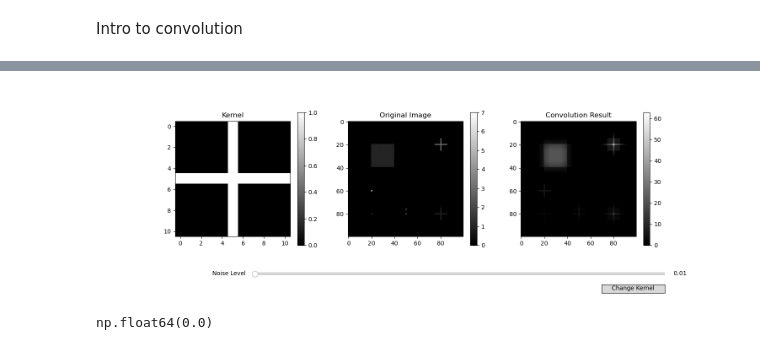
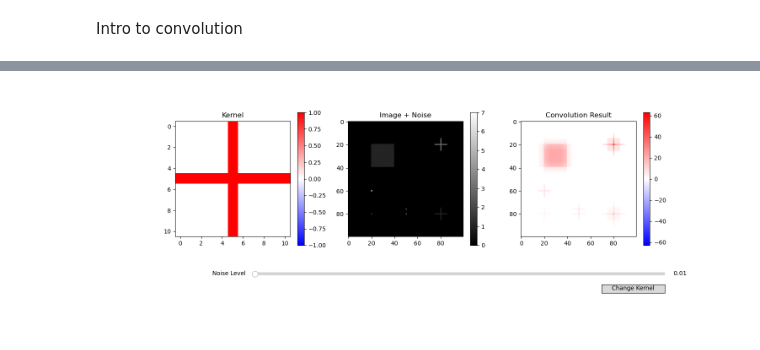
Before and after one commit to JB-Git-15/Neubias_spot_detection, a Jupyter notebook: Spot_detection_RNA_imaging.ipynb, the cells around one changed output, grey strips where cells are left out. Cells and saved outputs as stored; diff of their text form; code cells hidden in the pictures.

Commit message:
feature (convolution study)  V1 of convolution study

```diff
--- a/Spot_detection_RNA_imaging.ipynb
+++ b/Spot_detection_RNA_imaging.ipynb
@@ -154,15 +190,24 @@ fig, axes = plt.subplots(1, 3, figsize=(15, 5))
 plt.subplots_adjust(bottom=0.25)
 
 ax_img1, ax_img2, ax_img3 = axes
-img1 = ax_img1.imshow(actual_kernel,cmap='gray', vmin=actual_kernel.min(), vmax= actual_kernel.max())
+
+a = np.max(np.abs(actual_kernel))
+cm_k = custom_color_map(pow=1, nb_points= 256, max = a)
+img1 = ax_img1.imshow(actual_kernel, cmap=cm_k, vmin=-a, vmax= a)
 fig.colorbar(img1, ax=ax_img1)
+
 img2 = ax_img2.imshow(image, cmap='gray')
 fig.colorbar(img2, ax=ax_img2)
-img3 = ax_img3.imshow(apply_convolution(image, kernel), cmap='gray')
+
+conv_im = apply_convolution(image, actual_kernel)
+b = np.max(np.abs(conv_im))
+cm_l = custom_color_map(pow=1, nb_points= 256, max = 1)
+
+img3 = ax_img3.imshow(conv_im, vmin = -b, vmax = b, cmap=cm_l)
 fig.colorbar(img3, ax=ax_img3)
 
 ax_img1.set_title('Kernel')
-ax_img2.set_title('Original Image')
+ax_img2.set_title('Image + Noise')
 ax_img3.set_title('Convolution Result')
 
 ax_slider = plt.axes([0.25, 0.1, 0.65, 0.03])
@@ -171,38 +216,47 @@ slider = Slider(ax_slider, 'Noise Level', 0.0, 5, valinit=0.01)
 def update(val):
     noise_level = slider.val
     noisy_image = add_gaussian_noise(image, var=noise_level)
     img2.set_data(noisy_image)
-    img3.set_data(apply_convolution(noisy_image, kernel))
-    img3.set_clim([img3.get_array().min(), img3.get_array().max()])
+
+    conv_im = apply_convolution(noisy_image, actual_kernel)
+    b = np.max(np.abs(conv_im))
+    img3.set_data(conv_im)
+    img3.set_clim([-b, b])
     fig.canvas.draw_idle()
 
 slider.on_changed(update)
 
 ax_button = plt.axes([0.8, 0.025, 0.1, 0.04])
 button = Button(ax_button, 'Change Kernel')
 
 def charge(event):
     global ind
     ind = ind + 1
     ind_vec = ind % len(kernel_list)
     actual_kernel = kernel_list[ind_vec]
+
+    a = np.max(np.abs(actual_kernel))
     img1.set_data(actual_kernel)
-    img1.set_clim([img1.get_array().min(), img1.get_array().max()])
+    img1.set_clim([-a, a])
 
     noise_level = slider.val
     noisy_image = add_gaussian_noise(image, var=noise_level)
     img2.set_data(noisy_image)
+
+
     conv_im = apply_convolution(noisy_image, actual_kernel)
+    b = np.max(np.abs(conv_im))
+
     img3.set_data(conv_im)
-    img3.set_clim([conv_im.min(), conv_im.max()])
+    img3.set_clim([-b, b])
 
     fig.canvas.draw_idle()
 
 button.on_clicked(charge)
 
 plt.show()
 # %% [output]
-[figure, old version]
+[figure, new version]
 # %%
 # markdown
 
@@ -216,15 +271,0 @@ plt.show()
-# %%
-kernel7 = np.zeros((13,13))
-lp = 6
-kernel7[6-lp:6+lp+1,5] = -21/48
-kernel7[6-lp:6+lp+1,6] = -21/48
-kernel7[6-lp:6+lp+1,7] = -21/48
-kernel7[5,6-lp:6+lp+1] = -21/48
-kernel7[6,6-lp:6+lp+1] = -21/48
-kernel7[7,6-lp:6+lp+1] = -21/48
-kernel7[6-l:6+l+1,6] = 1
-kernel7[6,6-l:6+l+1] = 1
-
-kernel7.sum()
-# %% [output]
-np.float64(0.0)
```
Also changed, not shown: parts of 7 cells of this notebook, 2 other files.
